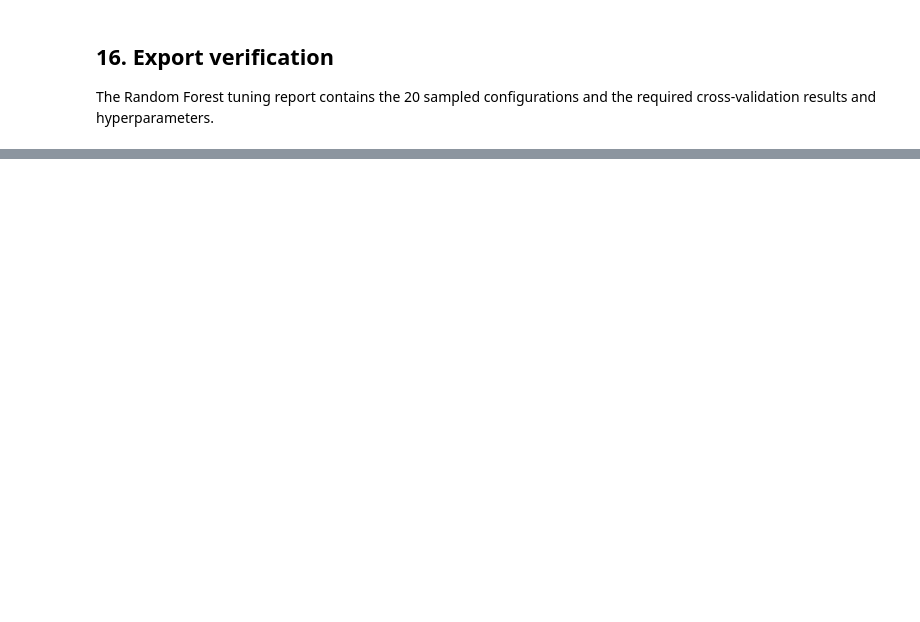
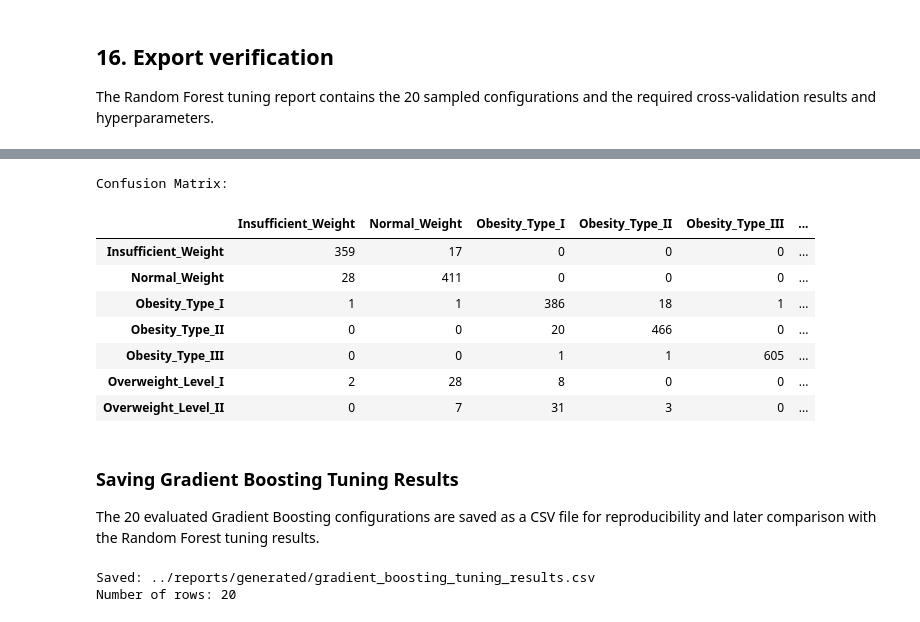
Before and after one commit to Mathu-code/Obesity-Risk-Intelligence-System, a Jupyter notebook: notebooks/05_tuning_and_final_model.ipynb, the cells around one changed output, grey strips where cells are left out. Saved outputs shown, nothing was run; the diff lists cells and outputs as text; code cells hidden in the pictures; blank space fills up the shorter version.

```diff
--- a/notebooks/05_tuning_and_final_model.ipynb
+++ b/notebooks/05_tuning_and_final_model.ipynb
@@ -714,0 +839,24 @@ Columns: 14
+# %%
+from sklearn.metrics import (
+    accuracy_score,
+    balanced_accuracy_score,
+    f1_score,
+    classification_report,
+    confusion_matrix,
+)
+
+gb_val_pred = gb_search.best_estimator_.predict(X_val)
+
+gb_val_accuracy = accuracy_score(y_val, gb_val_pred)
+gb_val_balanced_accuracy = balanced_accuracy_score(y_val, gb_val_pred)
+gb_val_macro_f1 = f1_score(y_val, gb_val_pred, average="macro")
+gb_val_weighted_f1 = f1_score(y_val, gb_val_pred, average="weighted")
+
+print("Tuned Gradient Boosting - Validation Results")
+print(f"Accuracy:           {gb_val_accuracy:.6f}")
+print(f"Balanced Accuracy:  {gb_val_balanced_accuracy:.6f}")
+print(f"Macro F1:            {gb_val_macro_f1:.6f}")
+print(f"Weighted F1:         {gb_val_weighted_f1:.6f}")
+
+print("\nClassification Report:")
+print(classification_report(y_val, gb_val_pred))
@@ -714,0 +884,45 @@ Columns: 14
+# %%
+class_names = sorted(y_val.unique())
+
+gb_val_cm = confusion_matrix(y_val, gb_val_pred)
+
+print("Confusion Matrix:")
+
+display(
+    pd.DataFrame(
+        gb_val_cm,
+        index=class_names,
+        columns=class_names,
+    )
+)
+# %% [output]
+Confusion Matrix:
+|  | Insufficient_Weight | Normal_Weight | Obesity_Type_I | Obesity_Type_II | Obesity_Type_III | ... |
+| Insufficient_Weight | 359 | 17 | 0 | 0 | 0 | ... |
+| Normal_Weight | 28 | 411 | 0 | 0 | 0 | ... |
+| Obesity_Type_I | 1 | 1 | 386 | 18 | 1 | ... |
+| Obesity_Type_II | 0 | 0 | 20 | 466 | 0 | ... |
+| Obesity_Type_III | 0 | 0 | 1 | 1 | 605 | ... |
+| Overweight_Level_I | 2 | 28 | 8 | 0 | 0 | ... |
+| Overweight_Level_II | 0 | 7 | 31 | 3 | 0 | ... |
+# %% [markdown]
+### Saving Gradient Boosting Tuning Results
+
+The 20 evaluated Gradient Boosting configurations are saved as a CSV file for reproducibility and later comparison with the Random Forest tuning results.
+# %%
+gb_results = pd.DataFrame(gb_search.cv_results_)
+
+gb_results = gb_results.sort_values(
+    by="rank_test_macro_f1"
+).reset_index(drop=True)
+
+gb_results.to_csv(
+    "../reports/generated/gradient_boosting_tuning_results.csv",
+    index=False,
+)
+
+print("Saved:", "../reports/generated/gradient_boosting_tuning_results.csv")
+print("Number of rows:", len(gb_results))
+# %% [output]
+Saved: ../reports/generated/gradient_boosting_tuning_results.csv
+Number of rows: 20
```
Also changed, not shown: parts of 51 cells of this notebook, 8 other files.
